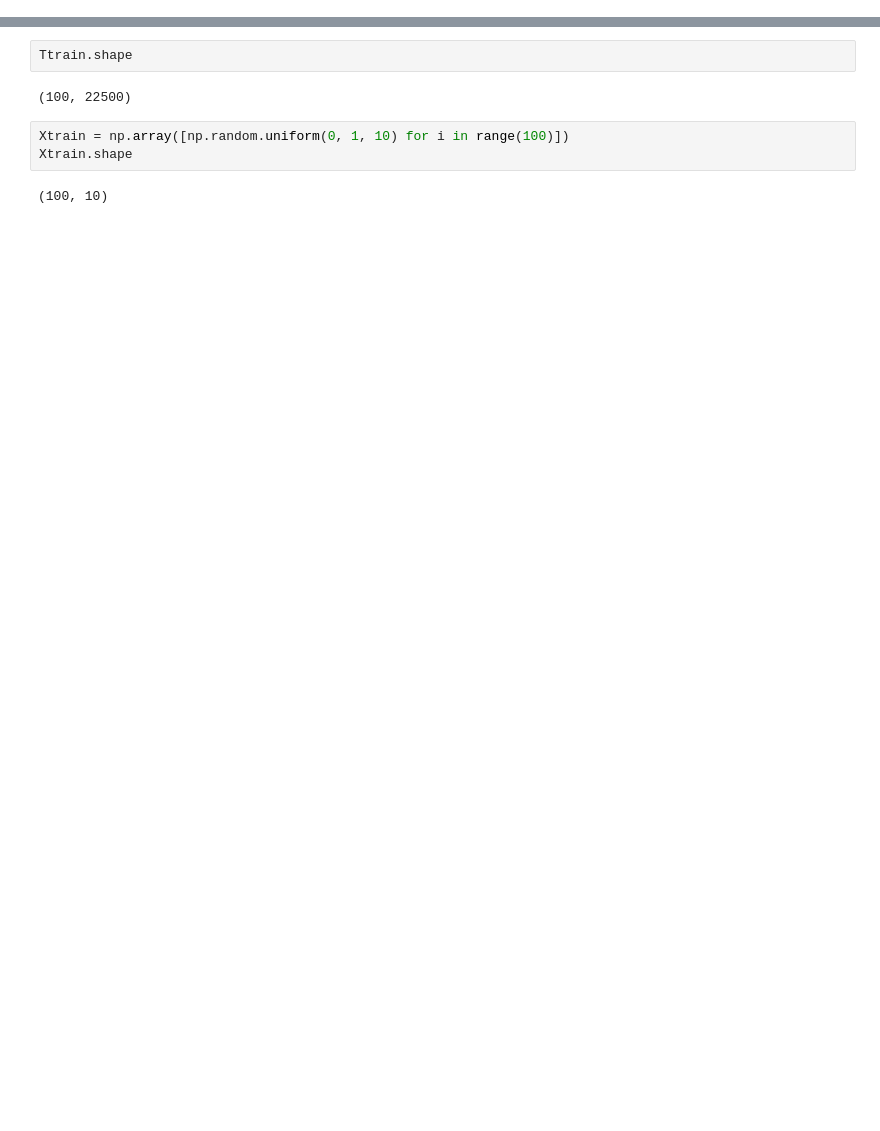
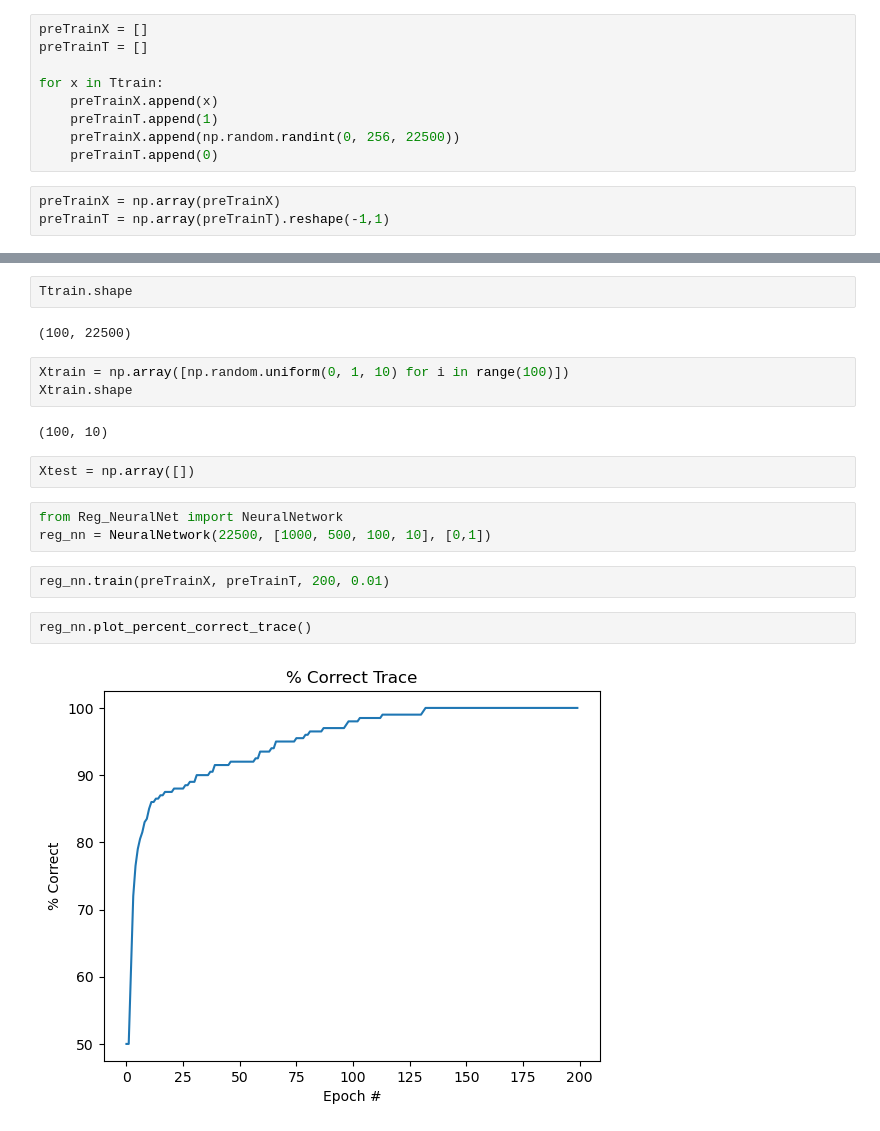
Before and after one commit to moore-andrew05/pyNN, a Jupyter notebook: GAN_Testing.ipynb, the cells around one changed output, grey strips where cells are left out. Saved outputs shown, nothing was run; the diff lists cells and outputs as text; blank space fills up the shorter version.

```diff
--- a/GAN_Testing.ipynb
+++ b/GAN_Testing.ipynb
@@ -24,0 +27,12 @@ Xtest = test_data.reshape(20, 150*150)
+# %%
+preTrainX = []
+preTrainT = []
+
+for x in Ttrain:
+    preTrainX.append(x)
+    preTrainT.append(1)
+    preTrainX.append(np.random.randint(0, 256, 22500))
+    preTrainT.append(0)
+# %%
+preTrainX = np.array(preTrainX)
+preTrainT = np.array(preTrainT).reshape(-1,1)
@@ -31,6 +49,17 @@ Xtrain = np.array([np.random.uniform(0, 1, 10) for i in range(100)])
 Xtrain.shape
 # %% [output]
 (100, 10)
+# %%
+Xtest = np.array([])
+# %%
+from Reg_NeuralNet import NeuralNetwork
+reg_nn = NeuralNetwork(22500, [1000, 500, 100, 10], [0,1])
+# %%
+reg_nn.train(preTrainX, preTrainT, 200, 0.01)
+# %%
+reg_nn.plot_percent_correct_trace()
+# %% [output]
+[figure, added]
 # %%
 importlib.reload(pyGAN)
 # %% [output]
```
Also changed, not shown: parts of 16 cells of this notebook, 2 other files.
